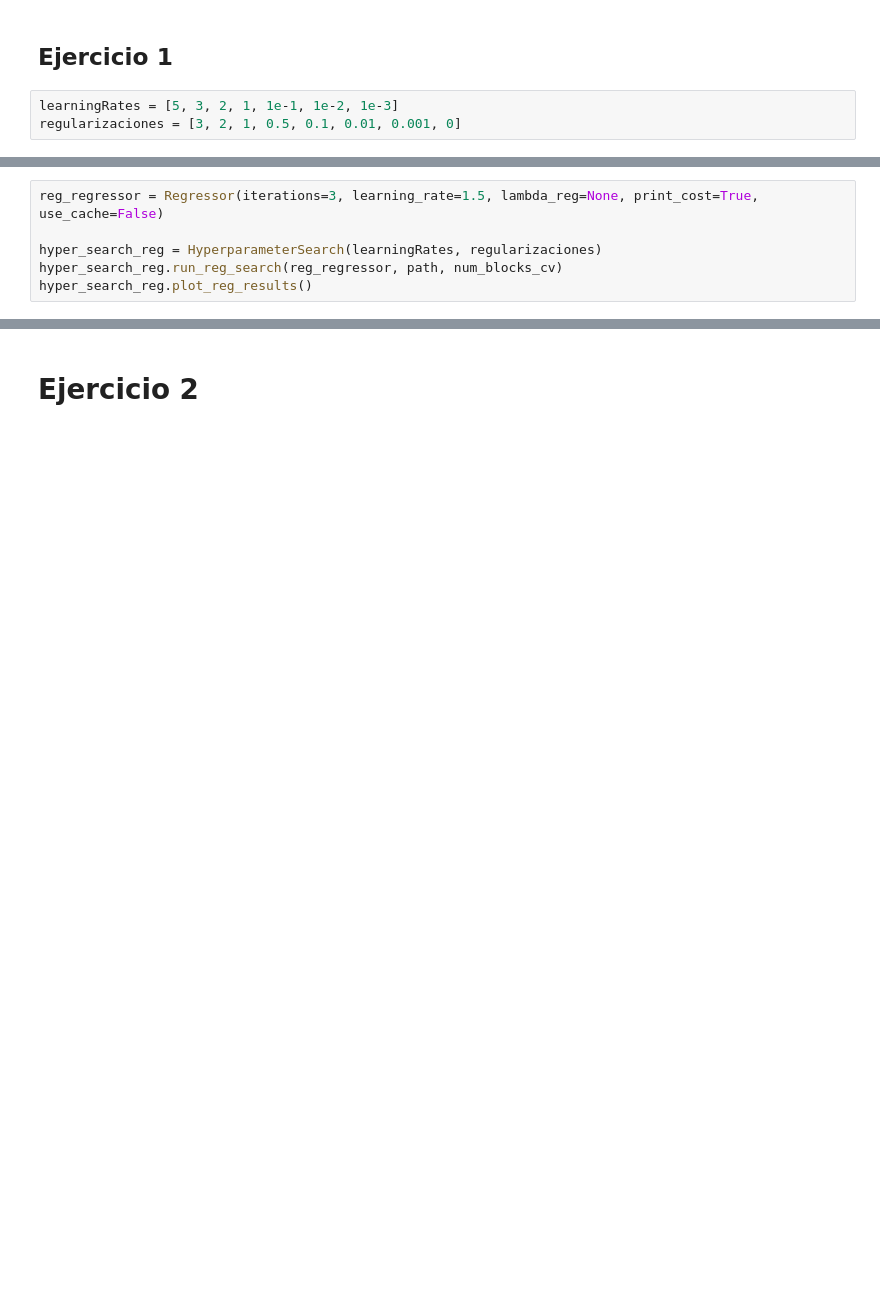
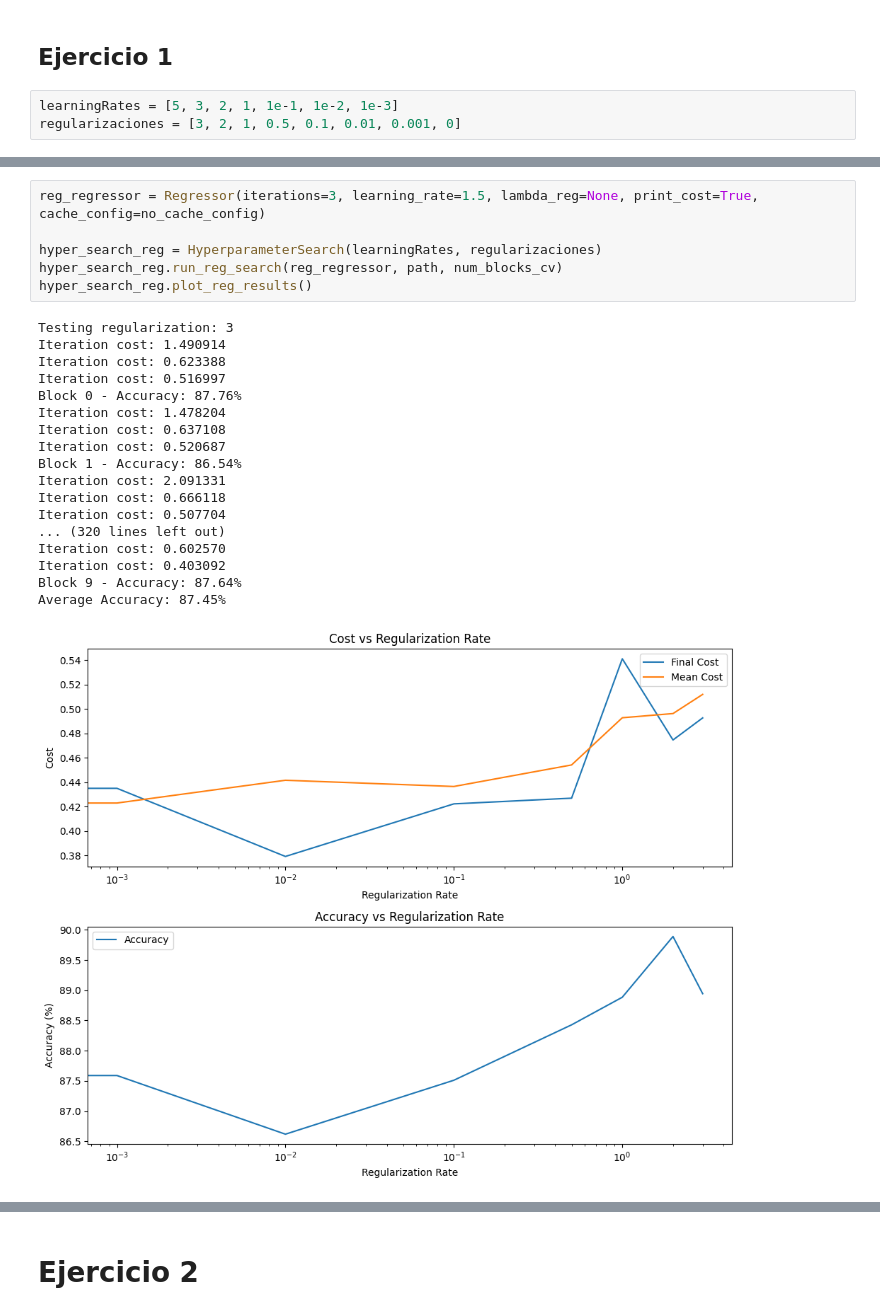
Before and after one commit to Jarturog/spark-botnet-classifier, a Jupyter notebook: Parte 3.ipynb, the cells around one changed output, grey strips where cells are left out. Drawn from its saved outputs; the diff is of its cells as text; blank space fills up the shorter version.

```diff
--- a/Parte 3.ipynb
+++ b/Parte 3.ipynb
@@ -374,7 +467,26 @@ hyper_search_lr.plot_lr_results()
 # %%
-reg_regressor = Regressor(iterations=3, learning_rate=1.5, lambda_reg=None, print_cost=True, use_cache=False)
+reg_regressor = Regressor(iterations=3, learning_rate=1.5, lambda_reg=None, print_cost=True, cache_config=no_cache_config)
 
 hyper_search_reg = HyperparameterSearch(learningRates, regularizaciones)
 hyper_search_reg.run_reg_search(reg_regressor, path, num_blocks_cv)
 hyper_search_reg.plot_reg_results()
+# %% [output]
+Testing regularization: 3
+Iteration cost: 1.490914
+Iteration cost: 0.623388
+Iteration cost: 0.516997
+Block 0 - Accuracy: 87.76%
+Iteration cost: 1.478204
+Iteration cost: 0.637108
+Iteration cost: 0.520687
+Block 1 - Accuracy: 86.54%
+Iteration cost: 2.091331
+Iteration cost: 0.666118
+Iteration cost: 0.507704
+... (320 lines left out)
+Iteration cost: 0.602570
+Iteration cost: 0.403092
+Block 9 - Accuracy: 87.64%
+Average Accuracy: 87.45%
+[figure, added]
 # %%
```
Also changed, not shown: parts of 20 cells of this notebook.
